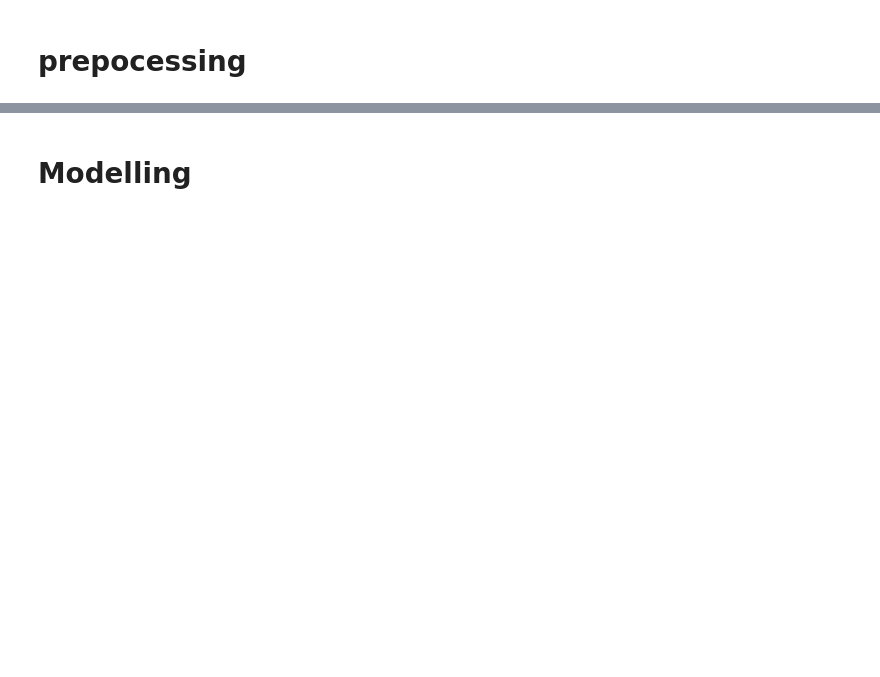
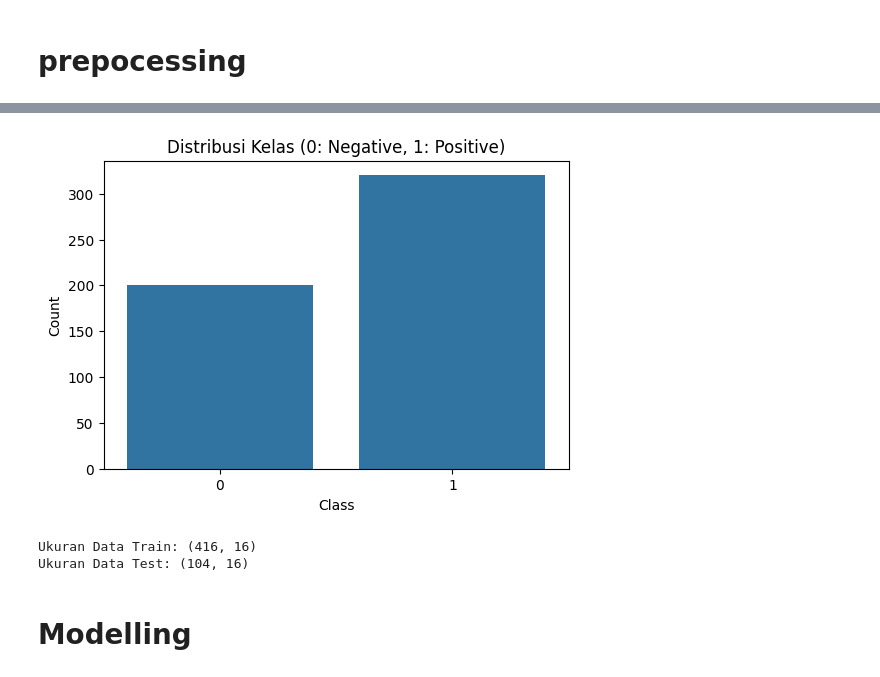
Before and after one commit to aura090305/pendata, a Jupyter notebook: _sources/Tugas_UAS.ipynb, the cells around one changed output, grey strips where cells are left out. Drawn from its saved outputs; the diff is of its cells as text; code cells hidden in the pictures; blank space fills up the shorter version.

```diff
--- a/_sources/Tugas_UAS.ipynb
+++ b/_sources/Tugas_UAS.ipynb
@@ -340,0 +115,67 @@ Preprocessing data selesai. Dataset siap untuk tahap pemodelan.
+# %%
+import pandas as pd
+import numpy as np
+from sklearn.model_selection import train_test_split
+from sklearn.preprocessing import StandardScaler
+from sklearn.preprocessing import LabelEncoder
+import matplotlib.pyplot as plt
+import seaborn as sns
+
+# 1. Membaca dataset
+data = pd.read_csv('datasetdiabetes.csv')
+
+# 2. Pemeriksaan data awal
+print("Info Dataset:")
+print(data.info())
+print("\n5 Baris Pertama:")
+print(data.head())
+
+# 3. Pemeriksaan missing values
+print("\nMissing Values:")
+print(data.isnull().sum())
+
+# 4. Encoding fitur kategorikal
+# Kolom 'Gender' dan 'class' akan diencode dengan LabelEncoder
+# Kolom Yes/No akan diencode menjadi 1/0
+le = LabelEncoder()
+
+# Encoding kolom 'Gender' (Male/Female -> 0/1)
+data['gender'] = le.fit_transform(data['gender'])
+
+# Encoding kolom 'class' (Positive/Negative -> 1/0)
+data['class'] = le.fit_transform(data['class'])
+
+# Encoding kolom Yes/No
+yes_no_columns = ['polyuria', 'polydipsia', 'sudden_weight_loss', 'weakness', 'polyphagia',
+                  'genital_thrush', 'visual_blurring', 'itching', 'irritability',
+                  'delayed_healing', 'partial_paresis', 'muscle_stiffness', 'alopecia', 'obesity']
+for col in yes_no_columns:
+    data[col] = data[col].map({'Yes': 1, 'No': 0})
+
+# 5. Memisahkan fitur dan target
+X = data.drop('class', axis=1)  # Fitur
+y = data['class']  # Target
+
+# 6. Normalisasi fitur numerik (Age)
+scaler = StandardScaler()
+X['age'] = scaler.fit_transform(X[['age']])
+
+# 7. Pemeriksaan keseimbangan kelas
+print("\nDistribusi Kelas:")
+print(y.value_counts(normalize=True))
+
+# Visualisasi distribusi kelas
+plt.figure(figsize=(6, 4))
+sns.countplot(x=y)
+plt.title('Distribusi Kelas (0: Negative, 1: Positive)')
+plt.xlabel('Class')
+plt.ylabel('Count')
+plt.show()
+
+# 8. Pemisahan data menjadi train dan test (80:20)
+X_train, X_test, y_train, y_test = train_test_split(X, y, test_size=0.2, random_state=42, stratify=y)
+
+# 9. Menampilkan ukuran data train dan test
+print("\nUkuran Data Train:", X_train.shape)
+print("Ukuran Data Test:", X_test.shape)
+# %% [output]
@@ -341,2 +199,5 @@ Preprocessing data selesai. Dataset siap untuk tahap pemodelan.
+[figure, added]
+Ukuran Data Train: (416, 16)
+Ukuran Data Test: (104, 16)
 # %% [markdown]
 # Modelling
```
Also changed, not shown: parts of 13 cells of this notebook, 9 other files.
